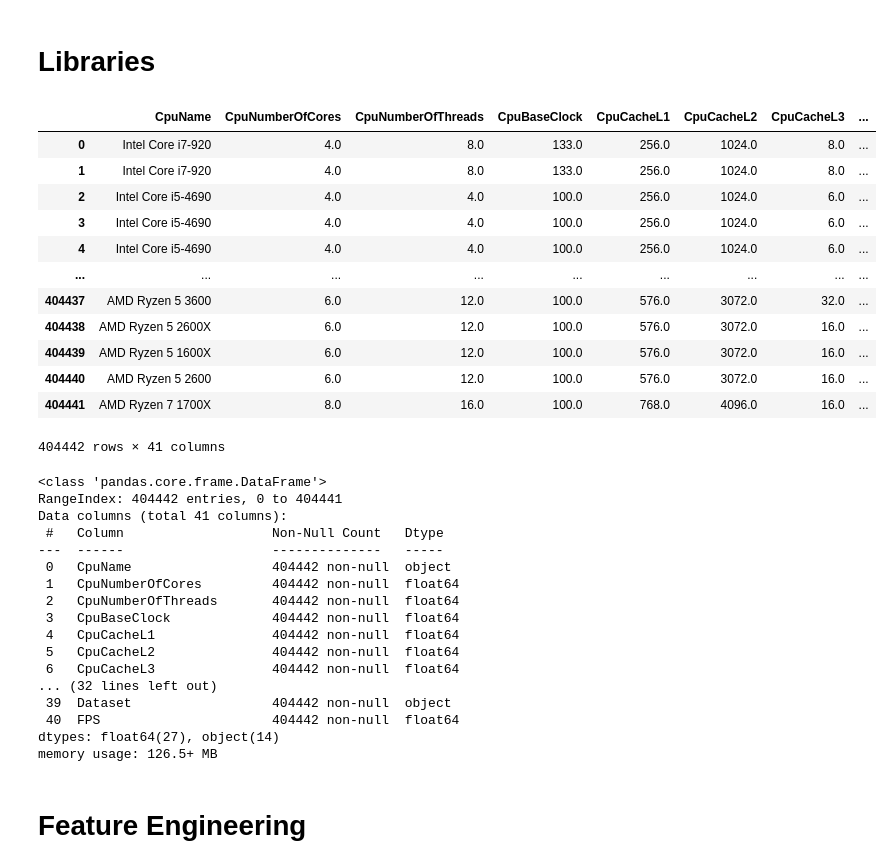
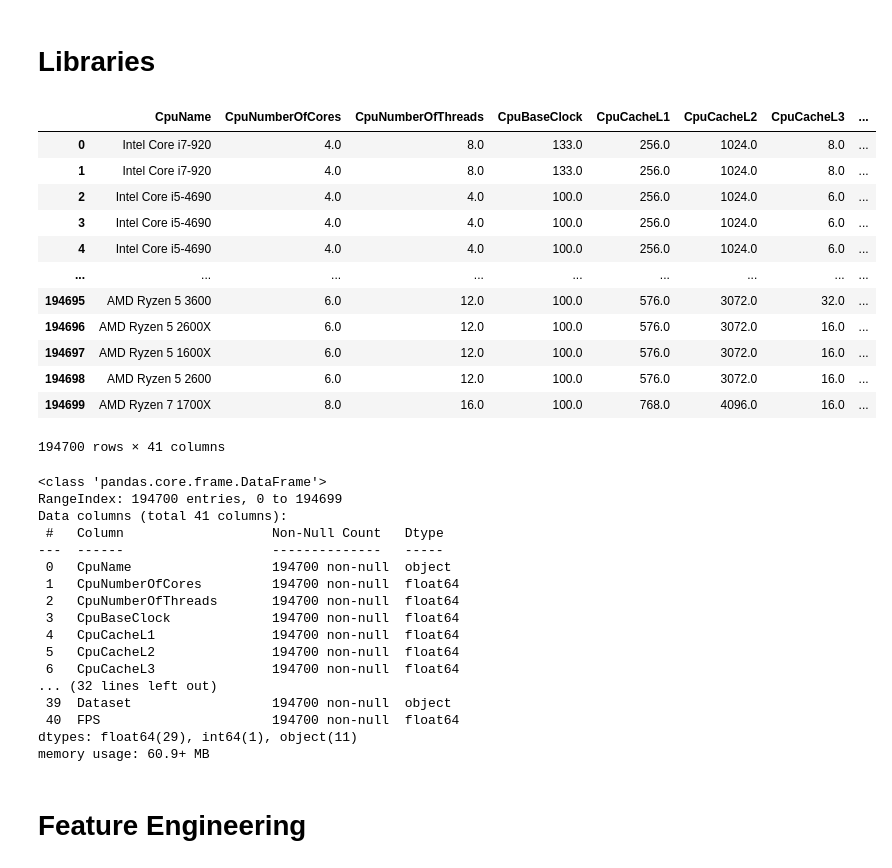
Before and after one commit to AndrePilcoChiuyare/fps-game-prediction, a Jupyter notebook: notebooks/2-feature-engineering.ipynb, the cells around one changed output. Drawn from its saved outputs; the diff is of its cells as text; code cells hidden in the pictures.

Commit message:
eda cleaning

```diff
--- a/notebooks/2-feature-engineering.ipynb
+++ b/notebooks/2-feature-engineering.ipynb
@@ -5,43 +5,43 @@ import pandas as pd
 pd.set_option('display.max_columns', None)
 # %%
 # Load from an csv file
-df = pd.read_csv('../data/fps-dataset.csv', low_memory=False)
+df = pd.read_csv('../data/fps-dataset-clean.csv', low_memory=False)
 df
 # %% [output]
 |  | CpuName | CpuNumberOfCores | CpuNumberOfThreads | CpuBaseClock | CpuCacheL1 | CpuCacheL2 | CpuCacheL3 | ... |
 | 0 | Intel Core i7-920 | 4.0 | 8.0 | 133.0 | 256.0 | 1024.0 | 8.0 | ... |
 | 1 | Intel Core i7-920 | 4.0 | 8.0 | 133.0 | 256.0 | 1024.0 | 8.0 | ... |
 | 2 | Intel Core i5-4690 | 4.0 | 4.0 | 100.0 | 256.0 | 1024.0 | 6.0 | ... |
 | 3 | Intel Core i5-4690 | 4.0 | 4.0 | 100.0 | 256.0 | 1024.0 | 6.0 | ... |
 | 4 | Intel Core i5-4690 | 4.0 | 4.0 | 100.0 | 256.0 | 1024.0 | 6.0 | ... |
 | ... | ... | ... | ... | ... | ... | ... | ... | ... |
-| 404437 | AMD Ryzen 5 3600 | 6.0 | 12.0 | 100.0 | 576.0 | 3072.0 | 32.0 | ... |
-| 404438 | AMD Ryzen 5 2600X | 6.0 | 12.0 | 100.0 | 576.0 | 3072.0 | 16.0 | ... |
-| 404439 | AMD Ryzen 5 1600X | 6.0 | 12.0 | 100.0 | 576.0 | 3072.0 | 16.0 | ... |
-| 404440 | AMD Ryzen 5 2600 | 6.0 | 12.0 | 100.0 | 576.0 | 3072.0 | 16.0 | ... |
-| 404441 | AMD Ryzen 7 1700X | 8.0 | 16.0 | 100.0 | 768.0 | 4096.0 | 16.0 | ... |
+| 194695 | AMD Ryzen 5 3600 | 6.0 | 12.0 | 100.0 | 576.0 | 3072.0 | 32.0 | ... |
+| 194696 | AMD Ryzen 5 2600X | 6.0 | 12.0 | 100.0 | 576.0 | 3072.0 | 16.0 | ... |
+| 194697 | AMD Ryzen 5 1600X | 6.0 | 12.0 | 100.0 | 576.0 | 3072.0 | 16.0 | ... |
+| 194698 | AMD Ryzen 5 2600 | 6.0 | 12.0 | 100.0 | 576.0 | 3072.0 | 16.0 | ... |
+| 194699 | AMD Ryzen 7 1700X | 8.0 | 16.0 | 100.0 | 768.0 | 4096.0 | 16.0 | ... |
-404442 rows × 41 columns
+194700 rows × 41 columns
 # %%
 # Showing basic information
 df.info()
 # %% [output]
 <class 'pandas.core.frame.DataFrame'>
-RangeIndex: 404442 entries, 0 to 404441
+RangeIndex: 194700 entries, 0 to 194699
 Data columns (total 41 columns):
  #   Column                   Non-Null Count   Dtype
 ---  ------                   --------------   -----
- 0   CpuName                  404442 non-null  object
- 1   CpuNumberOfCores         404442 non-null  float64
- 2   CpuNumberOfThreads       404442 non-null  float64
- 3   CpuBaseClock             404442 non-null  float64
- 4   CpuCacheL1               404442 non-null  float64
- 5   CpuCacheL2               404442 non-null  float64
- 6   CpuCacheL3               404442 non-null  float64
+ 0   CpuName                  194700 non-null  object
+ 1   CpuNumberOfCores         194700 non-null  float64
+ 2   CpuNumberOfThreads       194700 non-null  float64
+ 3   CpuBaseClock             194700 non-null  float64
+ 4   CpuCacheL1               194700 non-null  float64
+ 5   CpuCacheL2               194700 non-null  float64
+ 6   CpuCacheL3               194700 non-null  float64
 ... (32 lines left out)
- 39  Dataset                  404442 non-null  object
- 40  FPS                      404442 non-null  float64
-dtypes: float64(27), object(14)
-memory usage: 126.5+ MB
+ 39  Dataset                  194700 non-null  object
+ 40  FPS                      194700 non-null  float64
+dtypes: float64(29), int64(1), object(11)
+memory usage: 60.9+ MB
 # %% [markdown]
 # Feature Engineering
 # %% [markdown]
```
Also changed, not shown: parts of 1 cell of this notebook.
